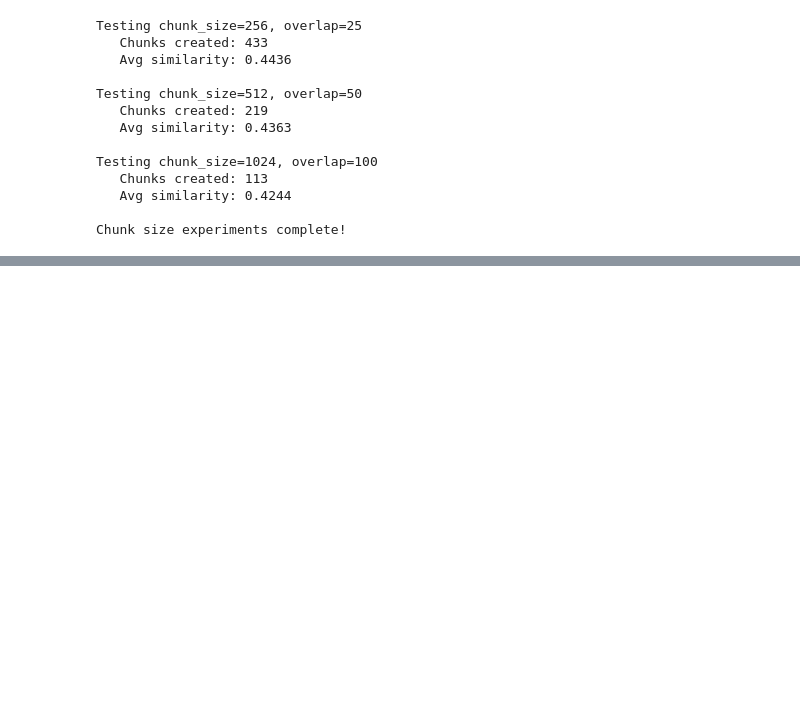
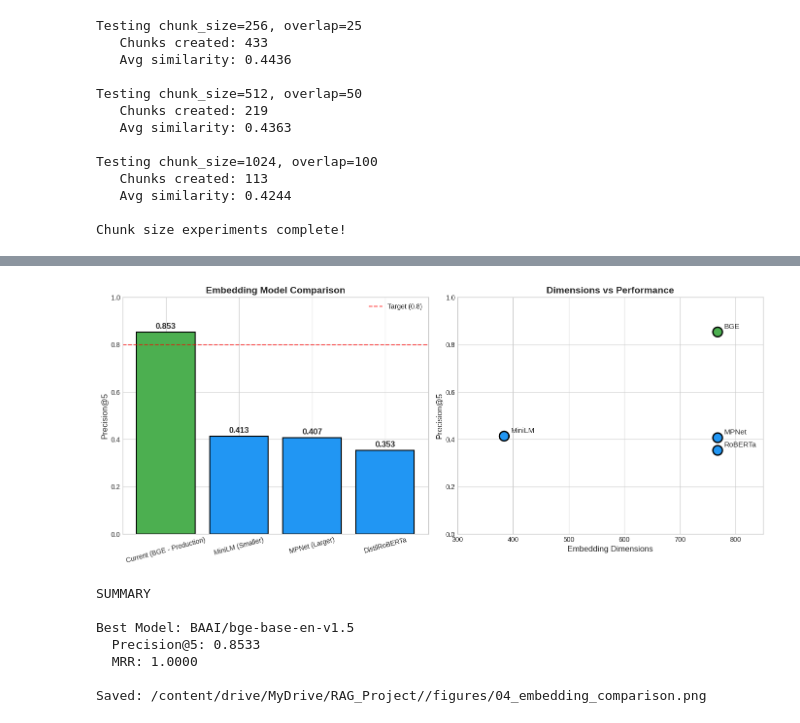
Before and after one commit to ShaunakSoni28/RAG_Systems, a Jupyter notebook: RAG_Systems.ipynb, the cells around one changed output, grey strips where cells are left out. Cells and saved outputs as stored; diff of their text form; code cells hidden in the pictures; blank space fills up the shorter version.

```diff
--- a/RAG_Systems.ipynb
+++ b/RAG_Systems.ipynb
@@ -1779,0 +1919,64 @@ Killing tunnel 127.0.0.1:7860 <> https://6bf1af418042a99ec6.gradio.live
+# %%
+comparison_df = pd.read_csv(f'{project_dir}/results/embedding_model_comparison_FIXED.csv')
+
+print("Loaded data from CSV:")
+print(comparison_df)
+print(f"\nColumns: {comparison_df.columns.tolist()}")
+
+fig, axes = plt.subplots(1, 2, figsize=(14, 6))
+
+models = comparison_df['description'].tolist()
+precision_scores = comparison_df['precision@5'].tolist()
+dimensions = comparison_df['embedding_dim'].tolist()
+
+bge_mask = comparison_df['model'].str.contains('bge', case=False)
+if bge_mask.any():
+    current_idx = bge_mask.idxmax()
+else:
+    current_idx = comparison_df['precision@5'].idxmax()
+
+colors_models = ['#2196F3'] * len(models)
+colors_models[current_idx] = '#4CAF50'
+
+ax1 = axes[0]
+bars = ax1.bar(models, precision_scores, color=colors_models, edgecolor='black', linewidth=1.5)
+
+for bar, score in zip(bars, precision_scores):
+    height = bar.get_height()
+    ax1.annotate(f'{score:.3f}',
+                xy=(bar.get_x() + bar.get_width() / 2, height),
+                xytext=(0, 3), textcoords="offset points",
+                ha='center', va='bottom', fontsize=12, fontweight='bold')
+
+ax1.set_ylabel('Precision@5', fontsize=12)
+ax1.set_title('Embedding Model Comparison', fontsize=14, fontweight='bold')
+ax1.set_ylim(0, 1.0)
+ax1.axhline(y=0.8, color='red', linestyle='--', alpha=0.7, label='Target (0.8)')
+ax1.tick_params(axis='x', rotation=15)
+ax1.legend()
+
+ax2 = axes[1]
+ax2.scatter(dimensions, precision_scores, s=200, c=colors_models, edgecolors='black', linewidth=2)
+
+short_names = ['BGE', 'MiniLM', 'MPNet', 'RoBERTa']
+for i, name in enumerate(short_names):
+    ax2.annotate(name, (dimensions[i], precision_scores[i]),
+                xytext=(10, 5), textcoords='offset points', fontsize=11)
+
+ax2.set_xlabel('Embedding Dimensions', fontsize=12)
+ax2.set_ylabel('Precision@5', fontsize=12)
+ax2.set_title('Dimensions vs Performance', fontsize=14, fontweight='bold')
+ax2.set_xlim(300, 850)
+ax2.set_ylim(0, 1.0)
+
+plt.tight_layout()
+plt.savefig(f'{project_dir}/figures/04_embedding_comparison.png', dpi=300, bbox_inches='tight')
+plt.show()
+
+print("SUMMARY\n")
+best = comparison_df.loc[comparison_df['precision@5'].idxmax()]
+print(f"Best Model: {best['model']}")
+print(f"  Precision@5: {best['precision@5']:.4f}")
+print(f"  MRR: {best['mrr']:.4f}")
+print(f"\nSaved: {project_dir}/figures/04_embedding_comparison.png")
+# %% [output]
@@ -1779,0 +2003,8 @@ Killing tunnel 127.0.0.1:7860 <> https://6bf1af418042a99ec6.gradio.live
+[figure, added]
+SUMMARY
+
+Best Model: BAAI/bge-base-en-v1.5
+  Precision@5: 0.8533
+  MRR: 1.0000
+
+Saved: /content/drive/MyDrive/RAG_Project//figures/04_embedding_comparison.png
```
Also changed, not shown: parts of 36 cells of this notebook.
